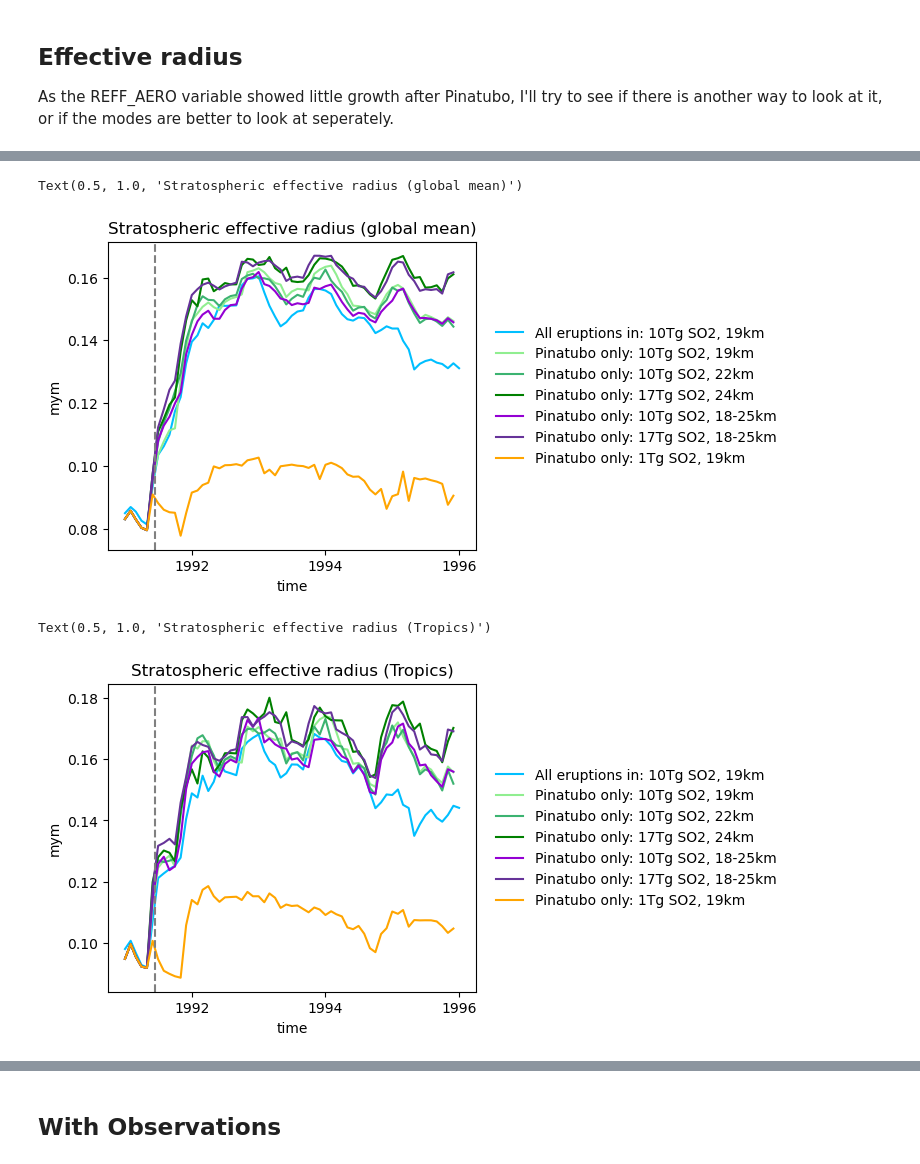
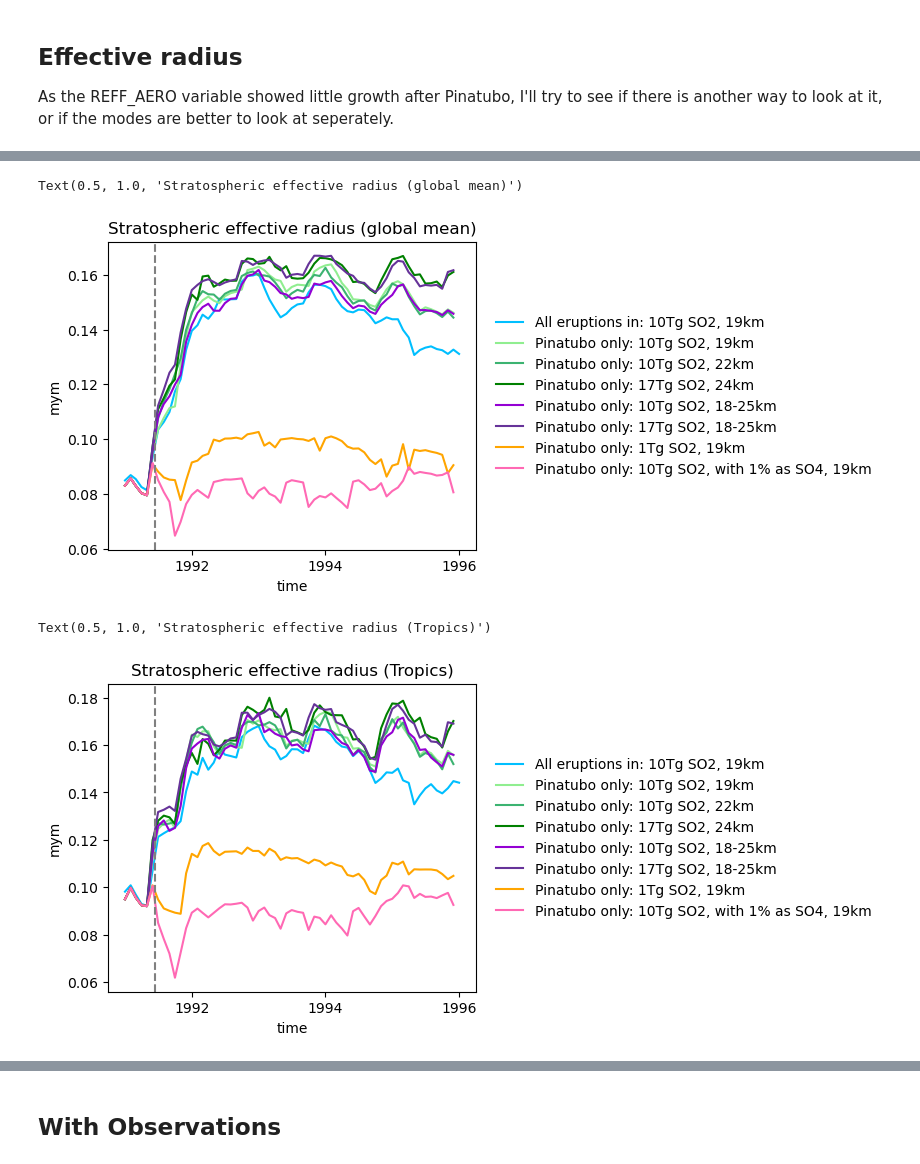
Before and after one commit to EliHHogemo/master_thesis, a Jupyter notebook: reff_plotting.ipynb, the cells around one changed output, grey strips where cells are left out. Drawn from its saved outputs; the diff is of its cells as text; code cells hidden in the pictures.

```diff
--- a/reff_plotting.ipynb
+++ b/reff_plotting.ipynb
@@ -102,6 +87,9 @@ ds_1825_17tg = ds_1825_17tg.assign_coords(time=shifted_time)
 # %%
 shifted_time = np.array([shift_one_month_back(t) for t in ds_1tg['time'].values])
 ds_1tg = ds_1tg.assign_coords(time=shifted_time)
+
+shifted_time = np.array([shift_one_month_back(t) for t in ds_1pr['time'].values])
+ds_1pr = ds_1pr.assign_coords(time=shifted_time)
 # %%
 lat_19 = ds_19["lat"]
 weighted_lat_19 = np.cos(np.deg2rad(lat_19))
@@ -117,6 +105,8 @@ lat_1825_17tg = ds_1825_17tg["lat"]
 weighted_lat_1825_17tg = np.cos(np.deg2rad(lat_1825_17tg))
 lat_1tg = ds_1tg["lat"]
 weighted_lat_1tg = np.cos(np.deg2rad(lat_1tg))
+lat_1pr = ds_1pr["lat"]
+weighted_lat_1pr = np.cos(np.deg2rad(lat_1pr))
 # %%
 lev_19 = ds_19["lev"]
 weighted_lev_19 = np.cos(np.deg2rad(lev_19))
@@ -132,6 +122,8 @@ lev_1825_17tg = ds_1825_17tg["lev"]
 weighted_lev_1825_17tg = np.cos(np.deg2rad(lev_1825_17tg))
 lev_1tg = ds_1tg["lev"]
 weighted_lev_1tg = np.cos(np.deg2rad(lev_1tg))
+lev_1pr = ds_1pr["lev"]
+weighted_lev_1pr = np.cos(np.deg2rad(lev_1pr))
 # %%
 tropopause_19 = ds_19["TROP_P"].weighted(weighted_lat_19).mean(dim=["lat", "lon"])
 p_lev_19 = tropopause_19 * 0.01
@@ -147,6 +139,8 @@ tropopause_1825_17tg = ds_1825_17tg["TROP_P"].weighted(weighted_lat_1825_17tg).m
 p_lev_1825_17tg = tropopause_1825_17tg * 0.01
 tropopause_1tg = ds_1tg["TROP_P"].weighted(weighted_lat_1tg).mean(dim=["lat", "lon"])
 p_lev_1tg = tropopause_1tg * 0.01
+tropopause_1pr = ds_1pr["TROP_P"].weighted(weighted_lat_1pr).mean(dim=["lat", "lon"])
+p_lev_1pr = tropopause_1pr * 0.01
 # %%
 def compute_SReff(ds, p_lev=None, p_lev_lower=None, p_lev_upper=None,
                   lat_range=None, lon_range=None,
@@ -176,34 +170,36 @@ SReff = compute_SReff(ds_19, p_lev_upper = p_lev_19, weighted_lat=weighted_lat_1
 SReff = SReff.sel(time=slice("1991-01-01", "1996-01-01"))
 SReff_19_c = compute_SReff(ds_19_c, p_lev_upper = p_lev_19_c, weighted_lat=weighted_lat_19_c, weighted_lev=weighted_lev_19_c)
 SReff_22 = compute_SReff(ds_22, p_lev_upper=p_lev_22, weighted_lat=weighted_lat_22, weighted_lev=weighted_lev_22)
 SReff_24 = compute_SReff(ds_24, p_lev_upper=p_lev_24, weighted_lat=weighted_lat_24, weighted_lev=weighted_lev_24)
 SReff_1825 = compute_SReff(ds_1825, p_lev_upper=p_lev_1825, weighted_lat=weighted_lat_1825, weighted_lev=weighted_lev_1825)
 SReff_1825_17tg = compute_SReff(ds_1825_17tg, p_lev_upper=p_lev_1825_17tg, weighted_lat=weighted_lat_1825_17tg, weighted_lev=weighted_lev_1825_17tg)
 SReff_1tg = compute_SReff(ds_1tg, p_lev_upper=p_lev_1tg, weighted_lat=weighted_lat_1tg, weighted_lev=weighted_lev_1tg)
+SReff_1pr = compute_SReff(ds_1pr, p_lev_upper=p_lev_1pr, weighted_lat=weighted_lat_1pr, weighted_lev=weighted_lev_1pr)
 
 fig, ax = plt.subplots(figsize=(7, 4))
 SReff.plot(ax=ax, color="deepskyblue", label="All eruptions in: 10Tg SO2, 19km")
 SReff_19_c.plot(ax=ax, color="lightgreen", label="Pinatubo only: 10Tg SO2, 19km")
 SReff_22.plot(ax=ax, color="mediumseagreen", label="Pinatubo only: 10Tg SO2, 22km")
 SReff_24.plot(ax=ax, color="green", label="Pinatubo only: 17Tg SO2, 24km")
 SReff_1825.plot(ax=ax, color="darkviolet", label="Pinatubo only: 10Tg SO2, 18-25km")
 SReff_1825_17tg.plot(ax=ax, color="rebeccapurple", label="Pinatubo only: 17Tg SO2, 18-25km")
 SReff_1tg.plot(ax=ax, color="orange", label="Pinatubo only: 1Tg SO2, 19km")
+SReff_1pr.plot(ax=ax, color="hotpink", label="Pinatubo only: 10Tg SO2, with 1% as SO4, 19km")
 
 tline = cftime.DatetimeNoLeap(1991, 6, 15)
 ax.axvline(tline, color="gray", linestyle="--")
 
 fig.subplots_adjust(right=0.65)
 ax.legend(
     loc="center left",
     bbox_to_anchor=(1.02, 0.5),
     frameon=False
 )
 ax.set_ylabel("mym")
 ax.set_title("Stratospheric effective radius (global mean)")
 # %% [output]
 Text(0.5, 1.0, 'Stratospheric effective radius (global mean)')
-[figure, old version]
+[figure, new version]
 # %%
 SReff = compute_SReff(ds_19, p_lev_upper = p_lev_19, weighted_lat=weighted_lat_19, weighted_lev=weighted_lev_19, lat_range=(-20,20))
 SReff = SReff.sel(time=slice("1991-01-01", "1996-01-01"))
@@ -213,6 +209,7 @@ SReff_24 = compute_SReff(ds_24, p_lev_upper=p_lev_24, weighted_lat=weighted_lat_
 SReff_1825 = compute_SReff(ds_1825, p_lev_upper=p_lev_1825, weighted_lat=weighted_lat_1825, weighted_lev=weighted_lev_1825, lat_range=(-20,20))
 SReff_1825_17tg = compute_SReff(ds_1825_17tg, p_lev_upper=p_lev_1825_17tg, weighted_lat=weighted_lat_1825_17tg, weighted_lev=weighted_lev_1825_17tg, lat_range=(-20,20))
 SReff_1tg = compute_SReff(ds_1tg, p_lev_upper=p_lev_1tg, weighted_lat=weighted_lat_1tg, weighted_lev=weighted_lev_1tg, lat_range=(-20,20))
+SReff_1pr = compute_SReff(ds_1pr, p_lev_upper=p_lev_1pr, weighted_lat=weighted_lat_1pr, weighted_lev=weighted_lev_1pr, lat_range=(-20,20))
 
 fig, ax = plt.subplots(figsize=(7, 4))
 SReff.plot(ax=ax, color="deepskyblue", label="All eruptions in: 10Tg SO2, 19km")
@@ -222,6 +219,7 @@ SReff_24.plot(ax=ax, color="green", label="Pinatubo only: 17Tg SO2, 24km")
 SReff_1825.plot(ax=ax, color="darkviolet", label="Pinatubo only: 10Tg SO2, 18-25km")
 SReff_1825_17tg.plot(ax=ax, color="rebeccapurple", label="Pinatubo only: 17Tg SO2, 18-25km")
 SReff_1tg.plot(ax=ax, color="orange", label="Pinatubo only: 1Tg SO2, 19km")
+SReff_1pr.plot(ax=ax, color="hotpink", label="Pinatubo only: 10Tg SO2, with 1% as SO4, 19km")
 
 tline = cftime.DatetimeNoLeap(1991, 6, 15)
 ax.axvline(tline, color="gray", linestyle="--")
@@ -236,7 +234,7 @@ ax.set_ylabel("mym")
 ax.set_title("Stratospheric effective radius (Tropics)")
 # %% [output]
 Text(0.5, 1.0, 'Stratospheric effective radius (Tropics)')
-[figure, old version]
+[figure, new version]
 # %%
 plev = 64
 p_lev_l = 50
```
Also changed, not shown: parts of 6 cells of this notebook, 3 other files.
